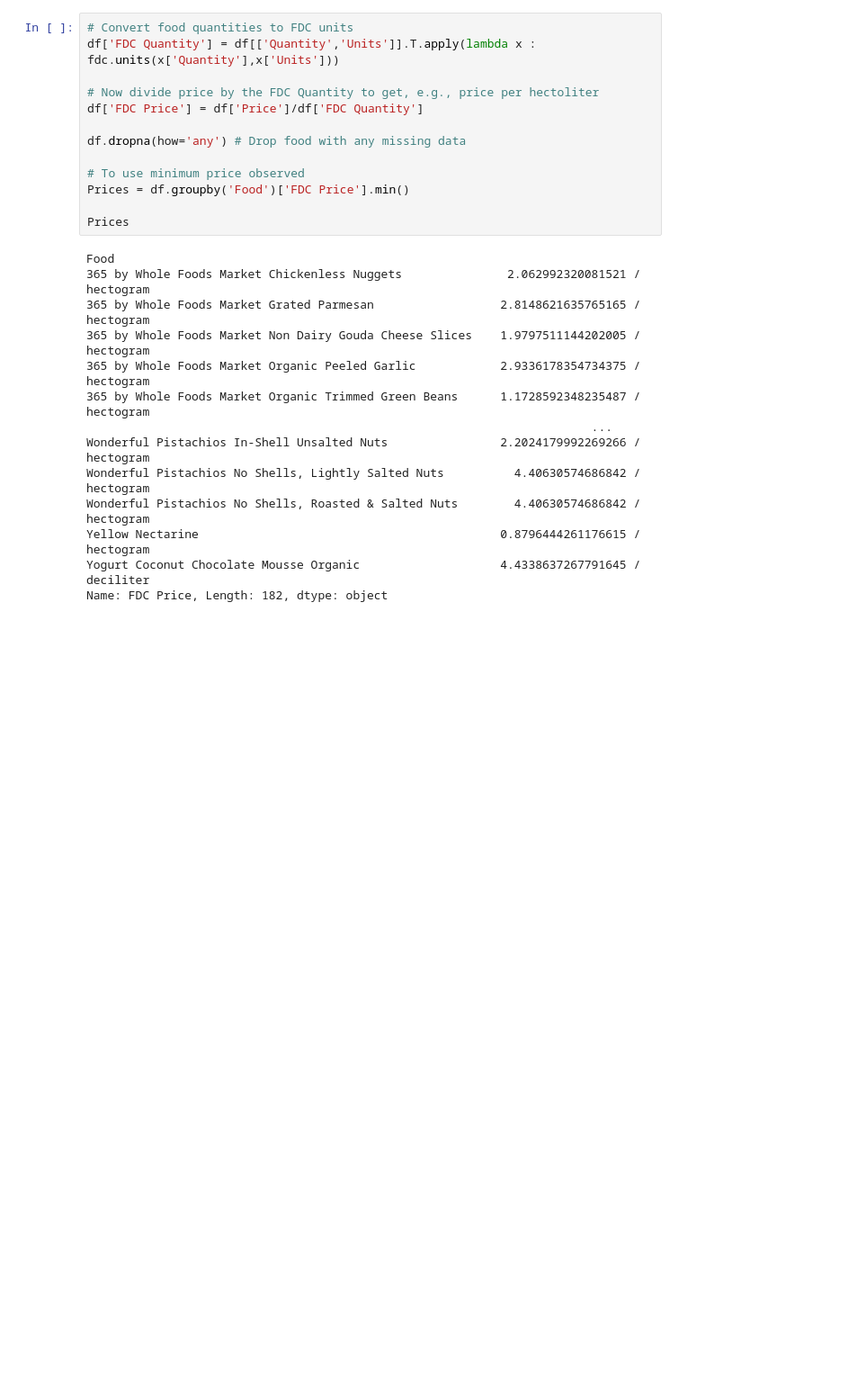
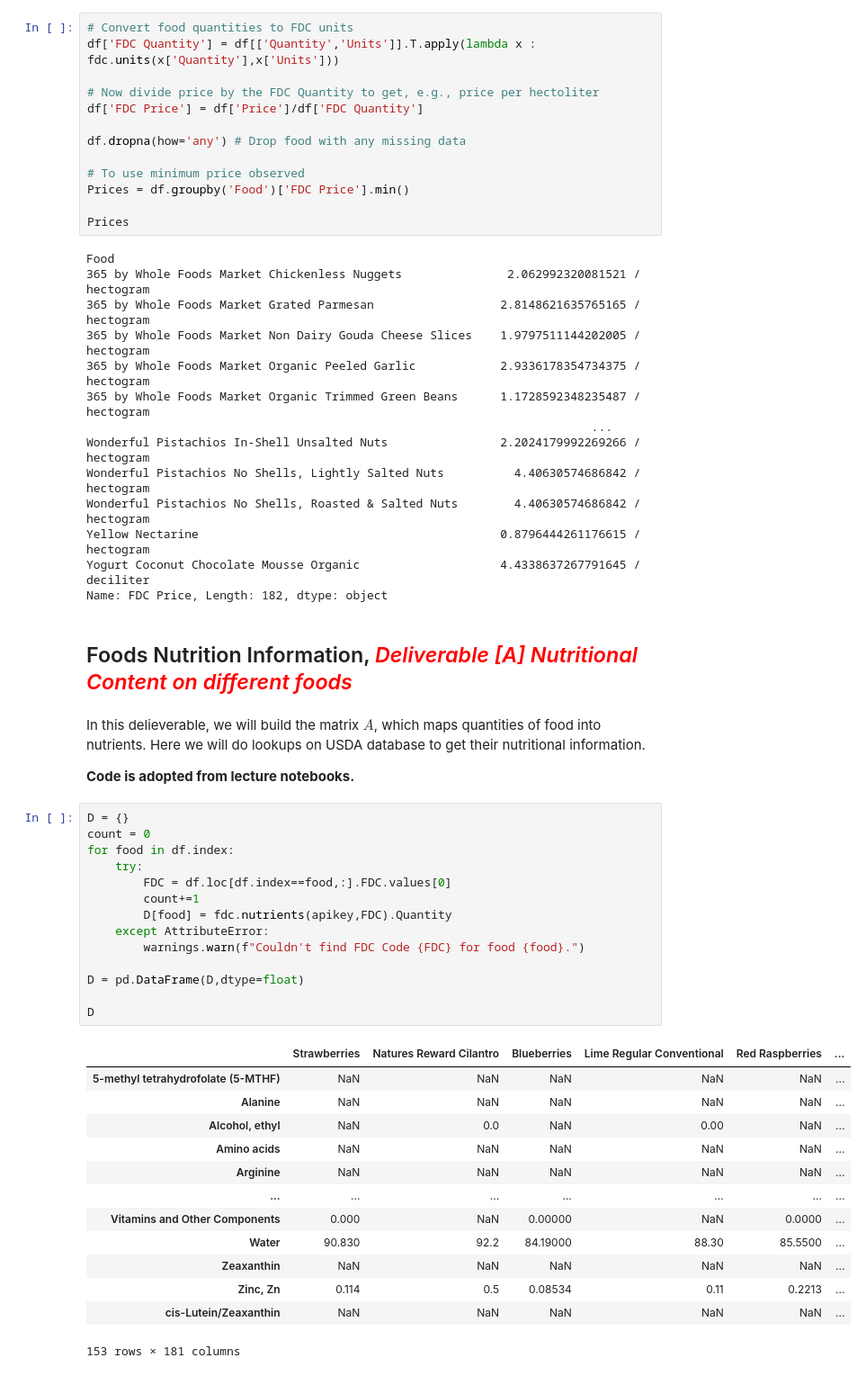
Before and after one commit to marcaina16/EEP-153---Project-2, a Jupyter notebook: proj2_notebook.ipynb, the cells around one changed output. Shown at 90% size. Cells and saved outputs as stored; diff of their text form; blank space fills up the shorter version.

Commit message:
Nutritional Info DF

```diff
--- a/proj2_notebook.ipynb
+++ b/proj2_notebook.ipynb
@@ -144,3 +144,37 @@ Wonderful Pistachios No Shells, Roasted & Salted Nuts        4.40630574686842 /
 Yellow Nectarine                                           0.8796444261176615 / hectogram
 Yogurt Coconut Chocolate Mousse Organic                    4.4338637267791645 / deciliter
 Name: FDC Price, Length: 182, dtype: object
+# %% [markdown]
+## Foods Nutrition Information, <span style="color: red;">*Deliverable [A] Nutritional Content on different foods* <a name="population-f"></span></a>
+# %% [markdown]
+In this delieverable, we will build the matrix $A$, which maps quantities of food into nutrients. Here we will do lookups on USDA database to get their nutritional information.
+
+**Code is adopted from lecture notebooks.**
+# %%
+D = {}
+count = 0
+for food in df.index:
+    try:
+        FDC = df.loc[df.index==food,:].FDC.values[0]
+        count+=1
+        D[food] = fdc.nutrients(apikey,FDC).Quantity
+    except AttributeError:
+        warnings.warn(f"Couldn't find FDC Code {FDC} for food {food}.")
+
+D = pd.DataFrame(D,dtype=float)
+
+D
+# %% [output]
+|  | Strawberries | Natures Reward Cilantro | Blueberries | Lime Regular Conventional | Red Raspberries | ... |
+| 5-methyl tetrahydrofolate (5-MTHF) | NaN | NaN | NaN | NaN | NaN | ... |
+| Alanine | NaN | NaN | NaN | NaN | NaN | ... |
+| Alcohol, ethyl | NaN | 0.0 | NaN | 0.00 | NaN | ... |
+| Amino acids | NaN | NaN | NaN | NaN | NaN | ... |
+| Arginine | NaN | NaN | NaN | NaN | NaN | ... |
+| ... | ... | ... | ... | ... | ... | ... |
+| Vitamins and Other Components | 0.000 | NaN | 0.00000 | NaN | 0.0000 | ... |
+| Water | 90.830 | 92.2 | 84.19000 | 88.30 | 85.5500 | ... |
+| Zeaxanthin | NaN | NaN | NaN | NaN | NaN | ... |
+| Zinc, Zn | 0.114 | 0.5 | 0.08534 | 0.11 | 0.2213 | ... |
+| cis-Lutein/Zeaxanthin | NaN | NaN | NaN | NaN | NaN | ... |
+153 rows × 181 columns
```
Also changed, not shown: parts of 1 cell of this notebook.
